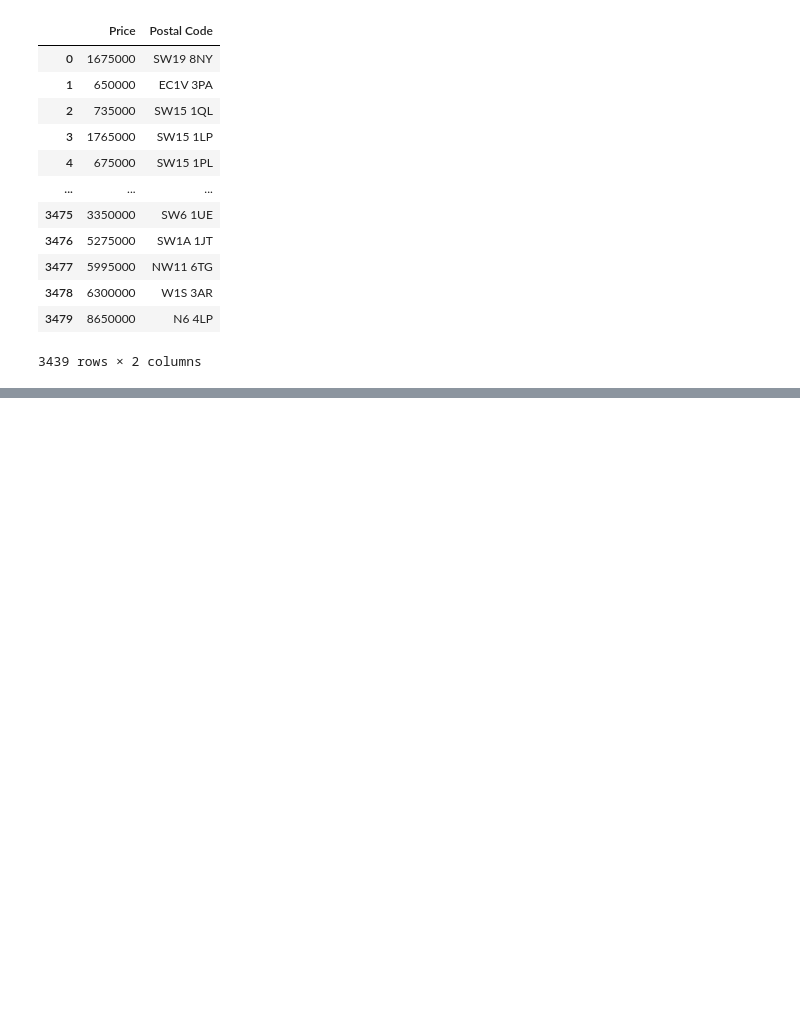
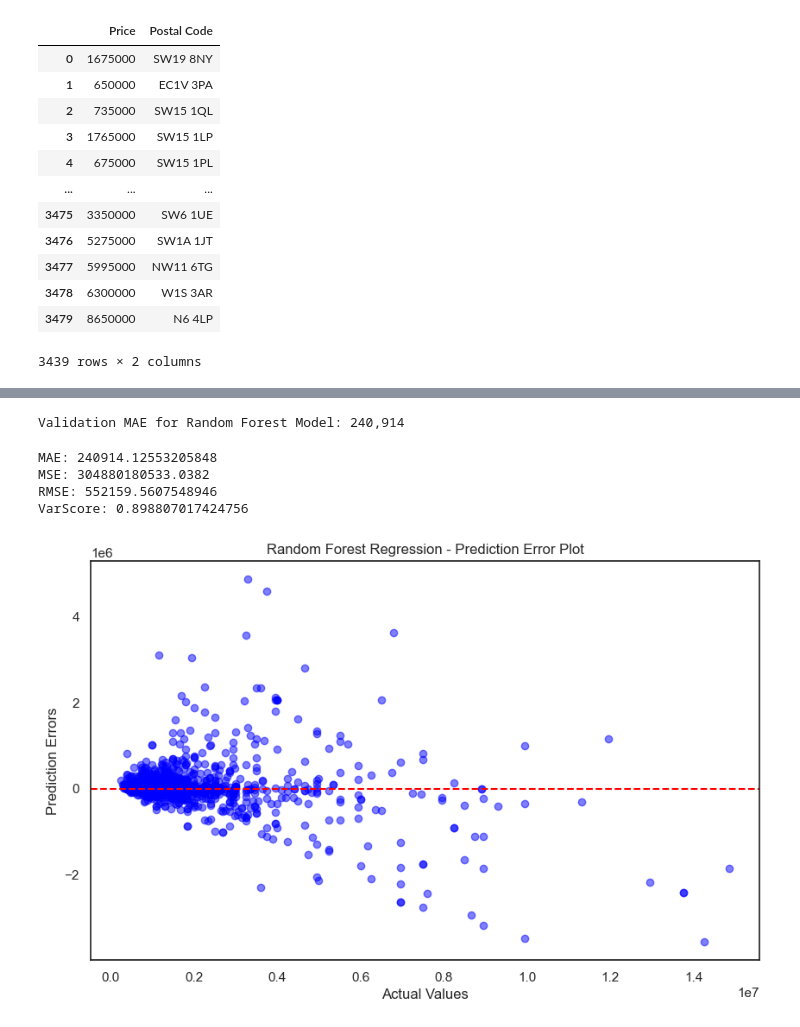
Before and after one commit to magnus-wright/House-Price-Prediction-Model, a Jupyter notebook: price_prediction.ipynb, the cells around one changed output, grey strips where cells are left out. Saved outputs shown, nothing was run; the diff lists cells and outputs as text; code cells hidden in the pictures; blank space fills up the shorter version.

```diff
--- a/price_prediction.ipynb
+++ b/price_prediction.ipynb
@@ -329,0 +355,61 @@ geo_df[['Latitude', 'Longitude']] = geo_df.apply(lambda x: my_geocoder(x['Postal
+# %%
+from sklearn.ensemble import RandomForestRegressor
+from sklearn.metrics import mean_absolute_error
+from sklearn.model_selection import train_test_split
+
+# Create target object and call it y
+y = house_data.Price
+# Create X
+features = [ 'Area in sq ft', 'No. of Bedrooms', 'No. of Bathrooms', 'No. of Receptions','Latitude','Longitude']
+#This will fill NaN values using the next known non-null value in each column, propagating values backward.
+X = house_data[features].fillna(method='ffill')
+
+# Split into validation and training data
+train_X, val_X, train_y, val_y = train_test_split(X, y, random_state=1)
+
+# Define a random forest model
+rf_model = RandomForestRegressor(random_state=1)
+rf_model.fit(train_X, train_y)
+rf_val_predictions = rf_model.predict(val_X)
+rf_val_mae = mean_absolute_error(rf_val_predictions, val_y)
+
+print("Validation MAE for Random Forest Model: {:,.0f}".format(rf_val_mae))
+# %% [output]
+Validation MAE for Random Forest Model: 240,914
+# %%
+# evaluate the performance of the algorithm (MAE - MSE - RMSE)
+from sklearn import metrics
+print('MAE:', metrics.mean_absolute_error(val_y, rf_val_predictions))
+print('MSE:', metrics.mean_squared_error(val_y, rf_val_predictions))
+print('RMSE:', np.sqrt(metrics.mean_squared_error(val_y, rf_val_predictions)))
+print('VarScore:',metrics.explained_variance_score(val_y, rf_val_predictions))
+# %% [output]
+MAE: 240914.12553205848
+MSE: 304880180533.0382
+RMSE: 552159.5607548946
+VarScore: 0.898807017424756
+# %%
+import numpy as np
+import matplotlib.pyplot as plt
+
+# Get predictions from the trained Random Forest model
+predictions = rf_model.predict(val_X)
+
+# Calculate prediction errors
+errors = predictions - val_y
+
+# Plot the prediction errors
+plt.figure(figsize=(10, 6))
+plt.scatter(val_y, errors, color='blue', alpha=0.5)
+plt.axhline(y=0, color='red', linestyle='--')
+plt.title("Random Forest Regression - Prediction Error Plot")
+plt.xlabel("Actual Values")
+plt.ylabel("Prediction Errors")
+plt.show()
+
+#The x-axis represents the actual values (true labels) from the test set.
+#The y-axis represents the prediction errors (the difference between predicted and actual values).
+#Each point in the scatter plot represents a single data point from the test set.
+#The red dashed line at y=0 indicates where the predictions are perfect (i.e., when the prediction error is zero). Points above the line indicate overpredictions, while points below the line indicate underpredictions.
+# %% [output]
+[figure, added]
```
Also changed, not shown: parts of 11 cells of this notebook.
